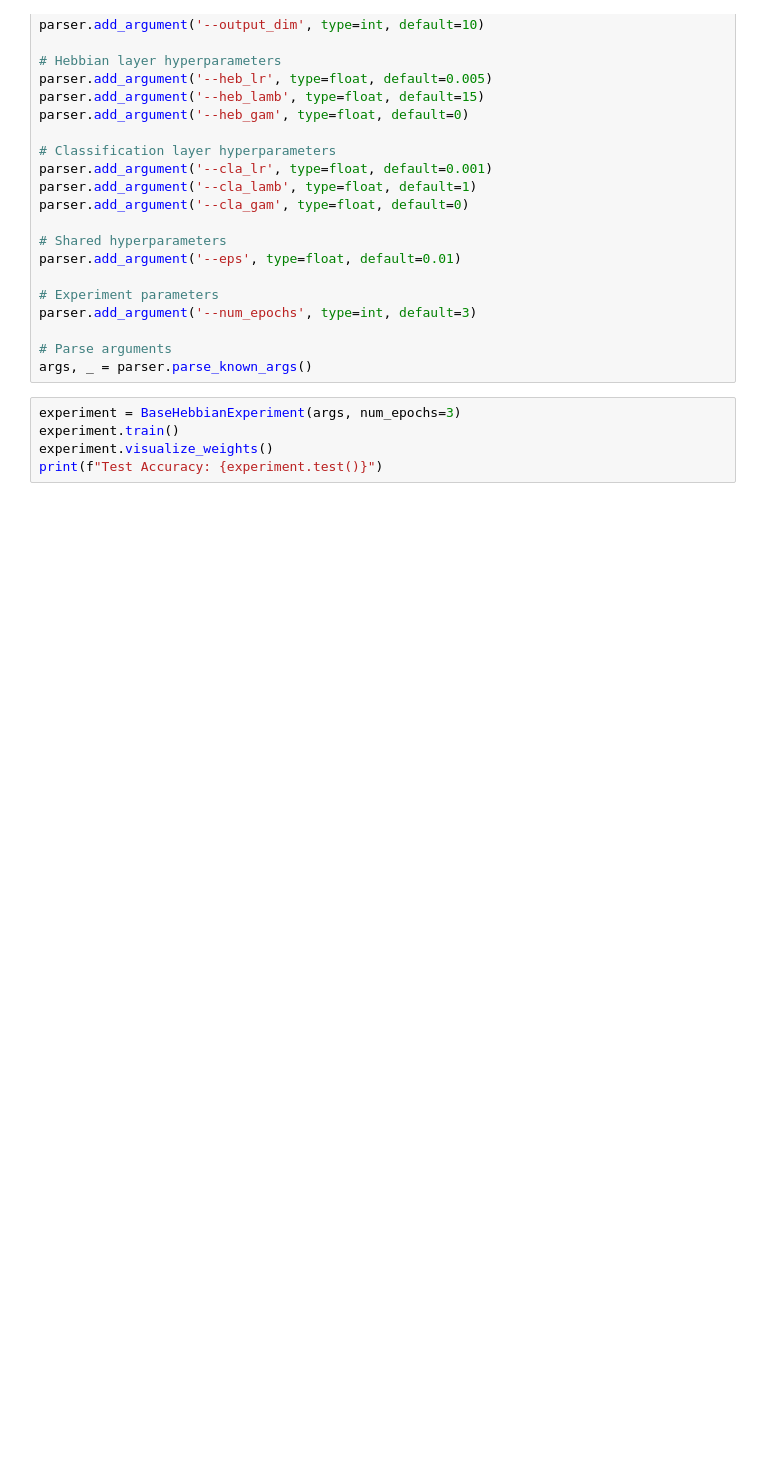
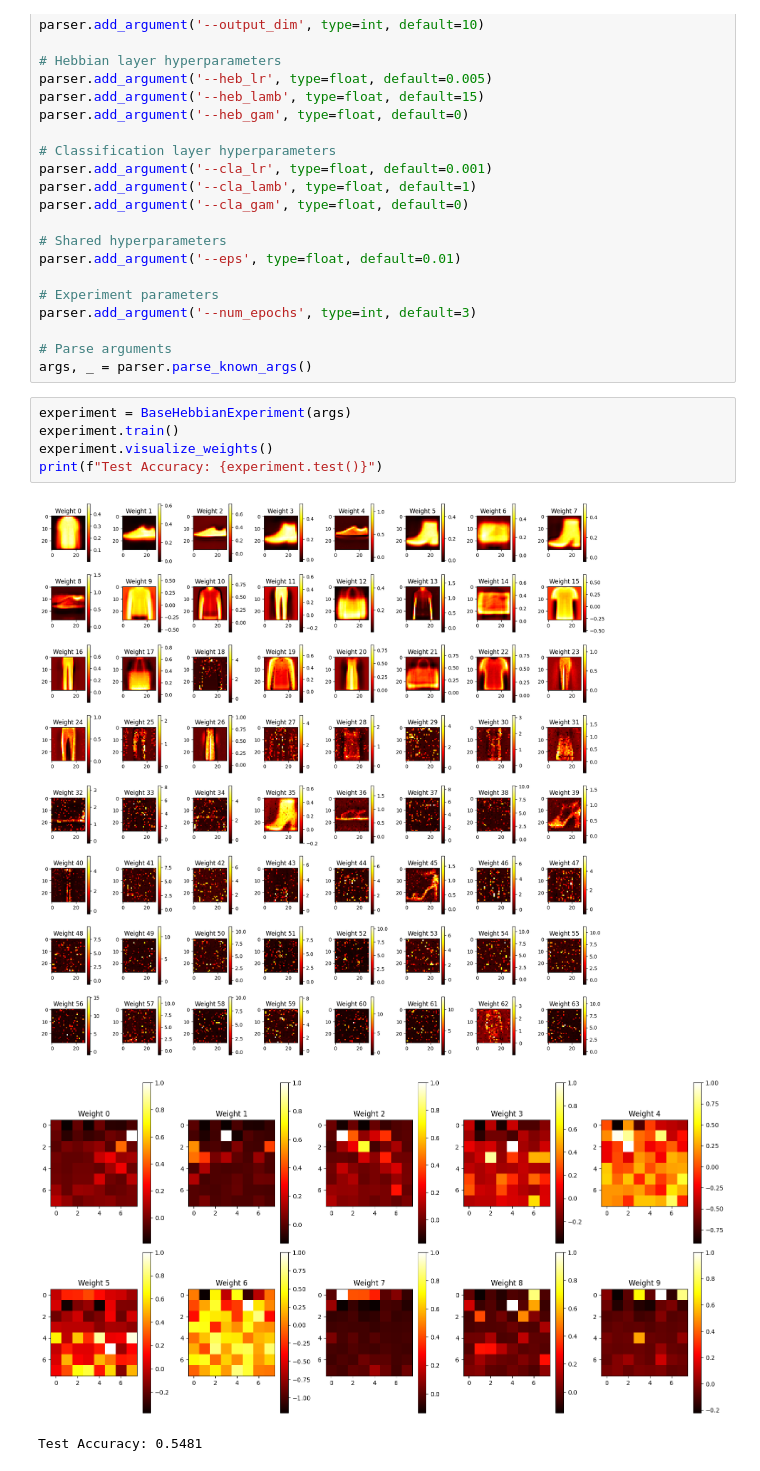
Before and after one commit to lshiyan/biological-deep-learning, a Jupyter notebook: notebook.ipynb, the cells around one changed output. Drawn from its saved outputs; the diff is of its cells as text; blank space fills up the shorter version.

```diff
--- a/notebook.ipynb
+++ b/notebook.ipynb
@@ -43,7 +43,11 @@ parser.add_argument('--num_epochs', type=int, default=3)
 # Parse arguments
 args, _ = parser.parse_known_args()
 # %%
-experiment = BaseHebbianExperiment(args, num_epochs=3)
+experiment = BaseHebbianExperiment(args)
 experiment.train()
 experiment.visualize_weights()
 print(f"Test Accuracy: {experiment.test()}")
+# %% [output]
+[figure, added]
+[figure, added]
+Test Accuracy: 0.5481
```
